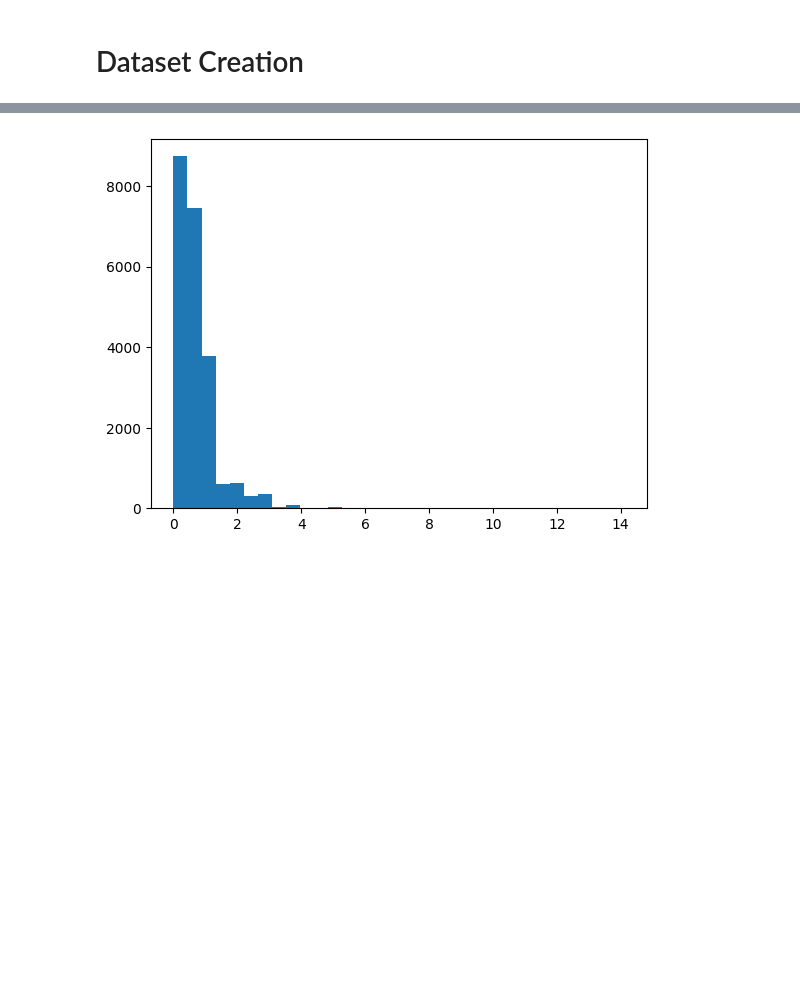
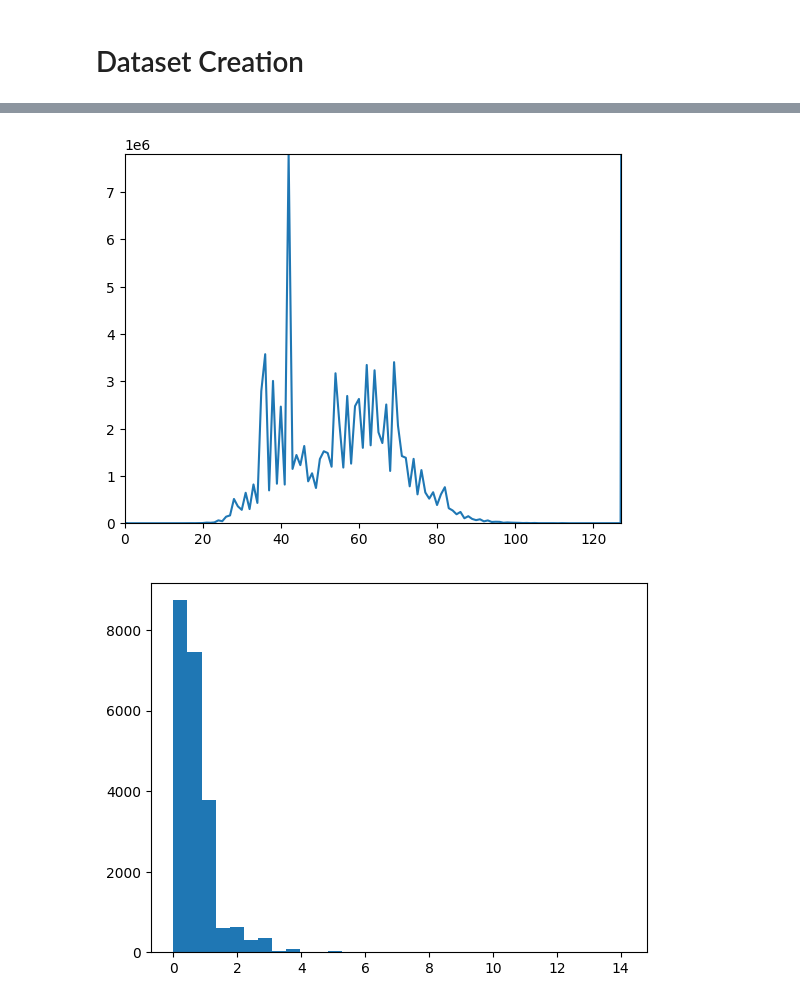
Before and after one commit to TheRealAnonymous008/ML-Playground, a Jupyter notebook: Composer/demo.ipynb, the cells around one changed output, grey strips where cells are left out. Saved outputs shown, nothing was run; the diff lists cells and outputs as text; code cells hidden in the pictures; blank space fills up the shorter version.

```diff
--- a/Composer/demo.ipynb
+++ b/Composer/demo.ipynb
@@ -225,3 +219,10 @@ plt.show()
+# %%
+plt.plot(note_bins)
+plt.xlim((0, 127))
+plt.ylim(0, max(note_bins[0:128]))
+plt.show()
+# %% [output]
+[figure, added]
 # %%
 plt.hist(df['durations'][0], bins=32)
 plt.show()
```
Also changed, not shown: parts of 3 cells of this notebook.
